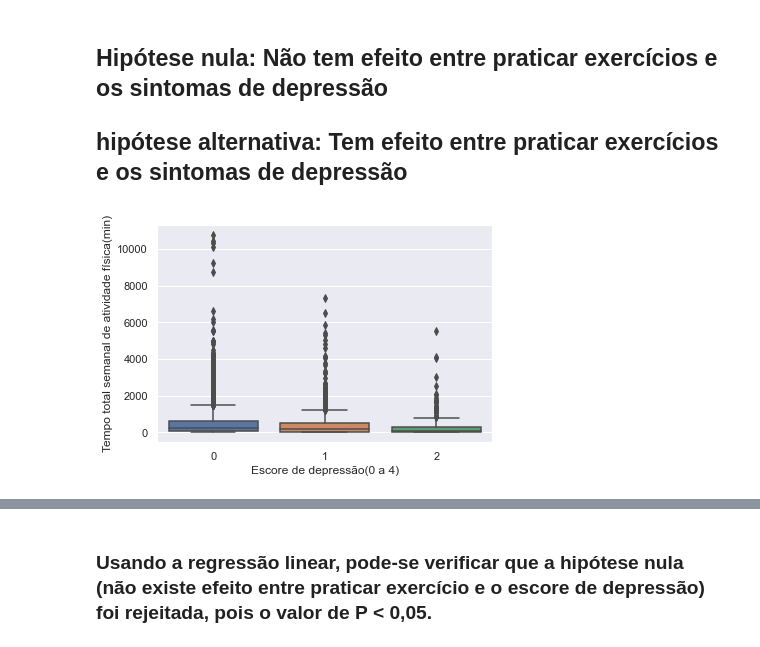
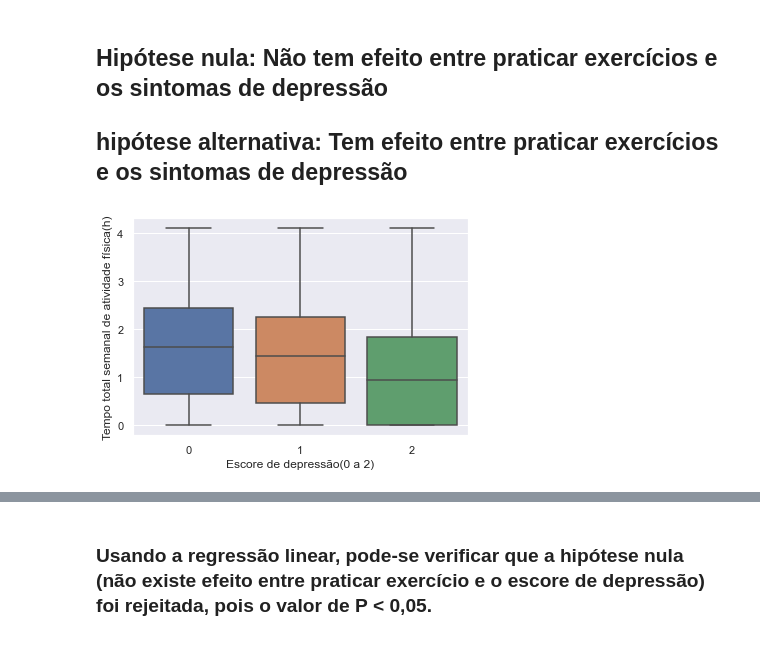
Before and after one commit to feelnin/desafio-inferencia-Tera, a Jupyter notebook: desafioinferencia.ipynb, the cells around one changed output, grey strips where cells are left out. Cells and saved outputs as stored; diff of their text form; code cells hidden in the pictures.

```diff
--- a/desafioinferencia.ipynb
+++ b/desafioinferencia.ipynb
@@ -1139,12 +1139,12 @@ plt.show()
 ## hipótese alternativa: Tem efeito entre praticar exercícios e os sintomas de depressão
 # %%
 # Avaliando a diferença de prática de atividade física entre os grupos
-sns.boxplot(y = 'PAG_MINW', x = 'PHQ_GRP2', data = SEQN_A1)
-plt.xlabel('Escore de depressão(0 a 4)')
-plt.ylabel('Tempo total semanal de atividade física(min)')
+sns.boxplot(y = 'PAG_HRW_log', x = 'PHQ_GRP2', data = SEQN_A1)
+plt.xlabel('Escore de depressão(0 a 2)')
+plt.ylabel('Tempo total semanal de atividade física(h)')
 plt.show()
 # %% [output]
-[figure, old version]
+[figure, new version]
 # %%
 # Importando as bibliotecas para aplicar a regressão
 import statsmodels.api as sm
```
Also changed, not shown: parts of 10 cells of this notebook.
